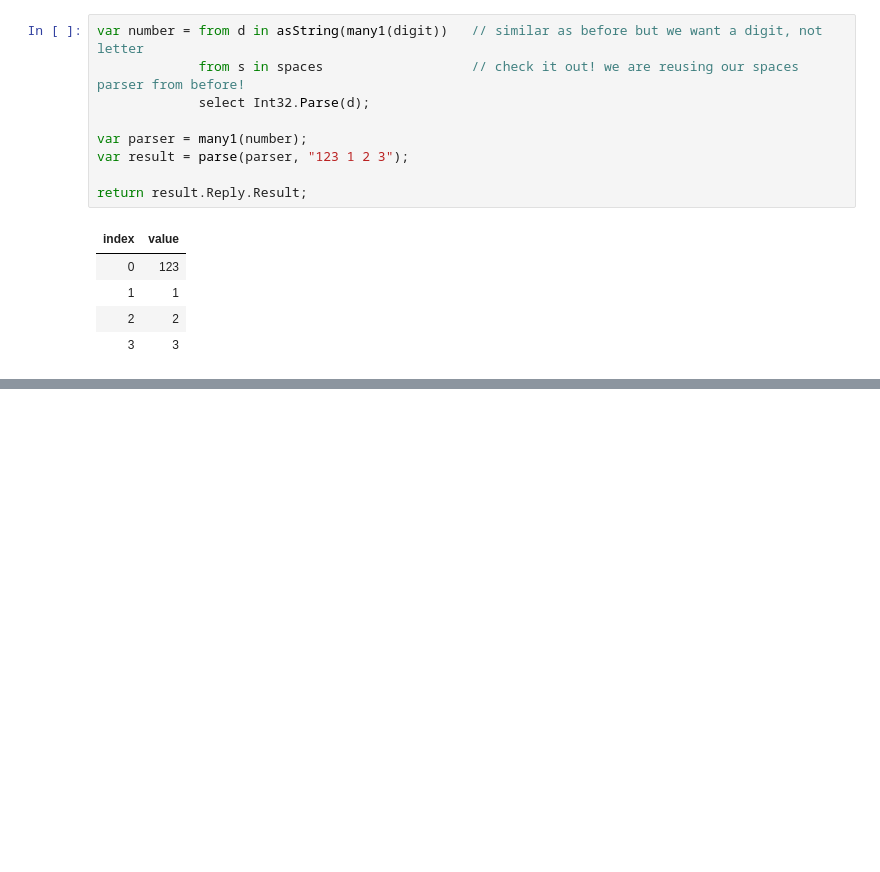
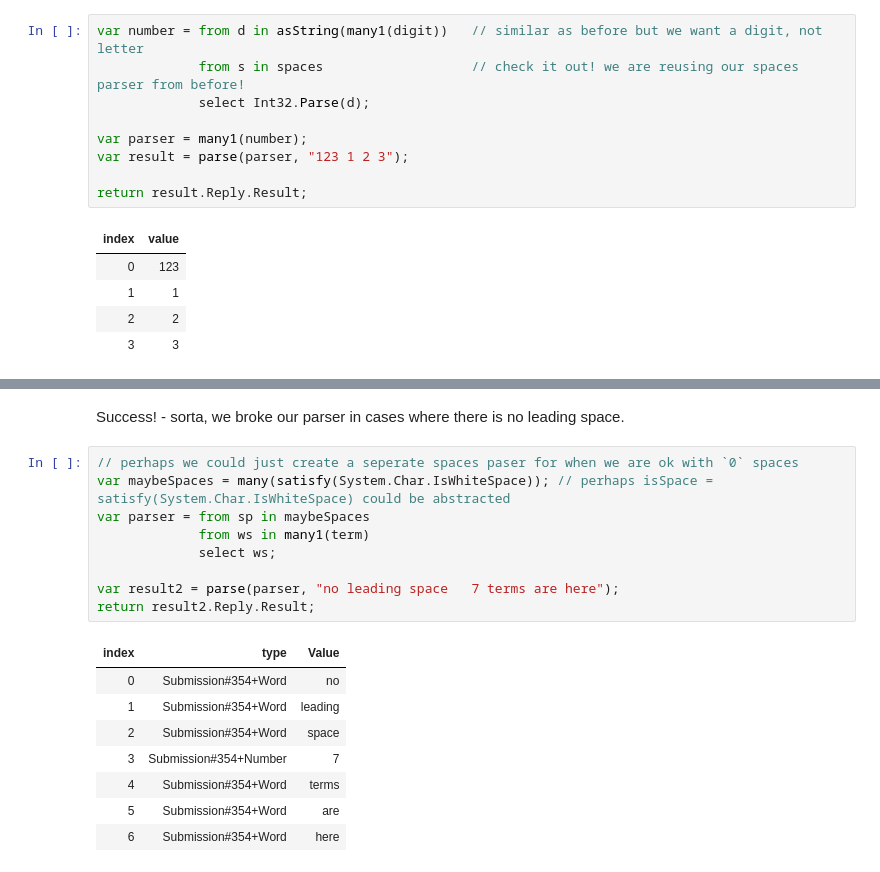
Before and after one commit to qmarsala/FunctionalJourney, a Jupyter notebook: CSharp/functional-csharp-notebook.ipynb, the cells around one changed output, grey strips where cells are left out. Cells and saved outputs as stored; diff of their text form; blank space fills up the shorter version.

Commit message:
parser example - exploring combinators

```diff
--- a/CSharp/functional-csharp-notebook.ipynb
+++ b/CSharp/functional-csharp-notebook.ipynb
@@ -486,0 +611,20 @@ What about both letters and numbers at the same time?!
+# %% [markdown]
+Success! - sorta, we broke our parser in cases where there is no leading space.
+# %%
+// perhaps we could just create a seperate spaces paser for when we are ok with `0` spaces
+var maybeSpaces = many(satisfy(System.Char.IsWhiteSpace)); // perhaps isSpace = satisfy(System.Char.IsWhiteSpace) could be abstracted
+var parser = from sp in maybeSpaces
+             from ws in many1(term)
+             select ws;
+
+var result2 = parse(parser, "no leading space   7 terms are here");
+return result2.Reply.Result;
+# %% [output]
+| index | type | Value |
+| 0 | Submission#354+Word | no |
+| 1 | Submission#354+Word | leading |
+| 2 | Submission#354+Word | space |
+| 3 | Submission#354+Number | 7 |
+| 4 | Submission#354+Word | terms |
+| 5 | Submission#354+Word | are |
+| 6 | Submission#354+Word | here |
```
Also changed, not shown: parts of 17 cells of this notebook.
